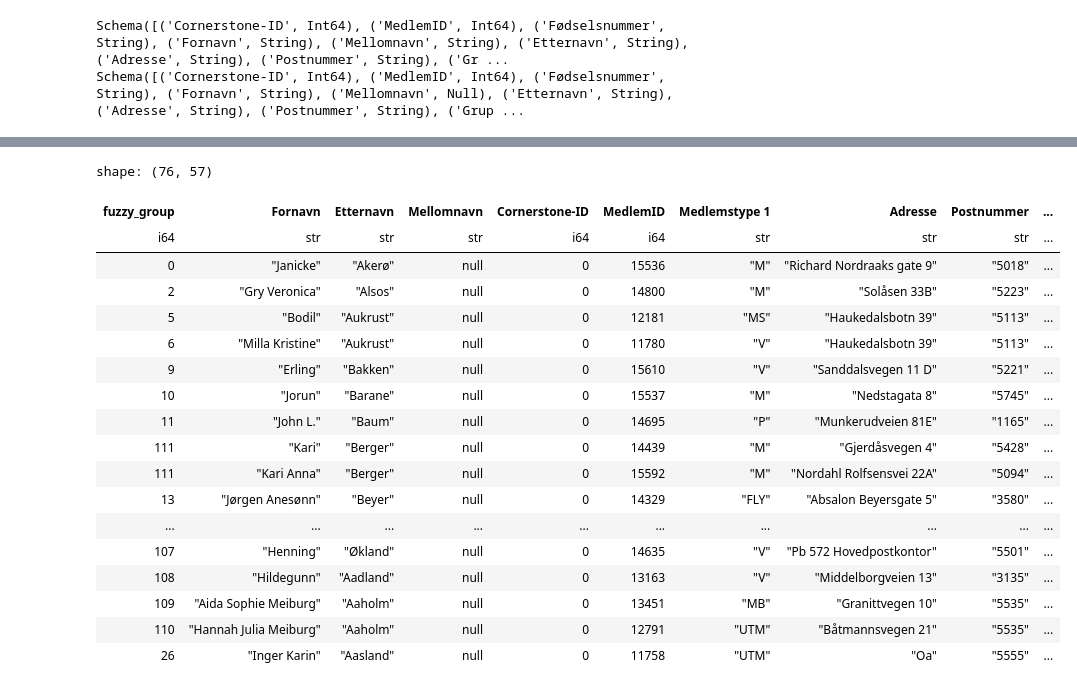
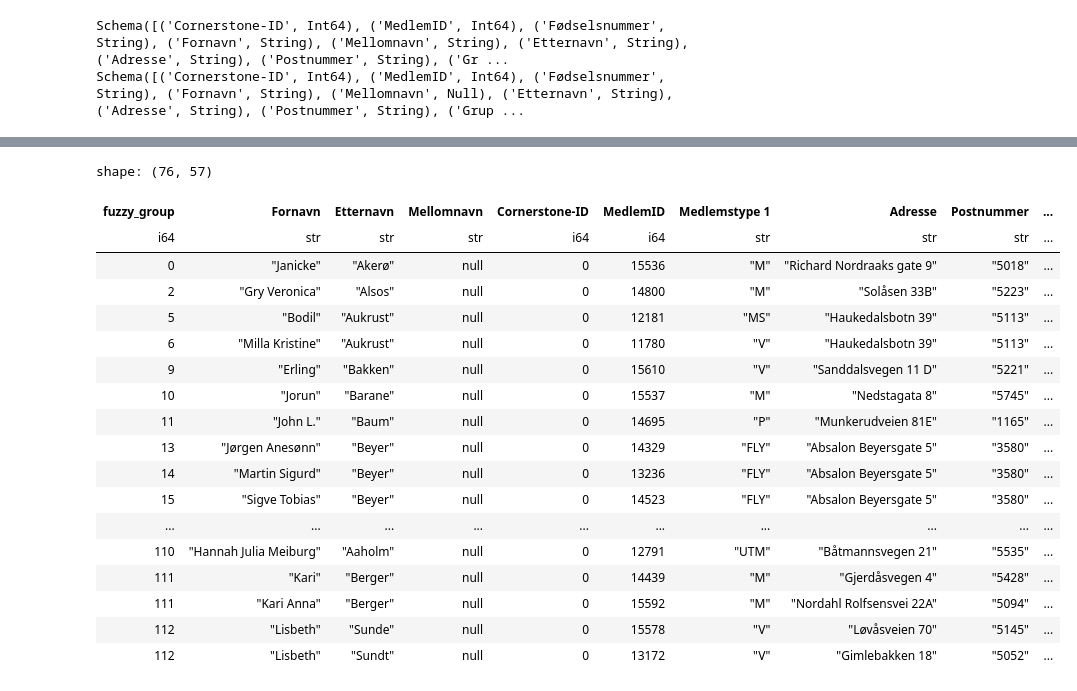
Before and after one commit to craftsmandigital/Bergens-konvertering, a Jupyter notebook: dubletter.ipynb, the cells around one changed output, grey strips where cells are left out. Cells and saved outputs as stored; diff of their text form; code cells hidden in the pictures.

```diff
--- a/dubletter.ipynb
+++ b/dubletter.ipynb
@@ -130,28 +183,28 @@ shape: (9, 1)
 # %%
 df_combined_duplicates_bergen =(
     df_combined_duplicates.join(df_bergen,
                     on="MedlemID",
                     how="inner"
-    )
+    ).sort("fuzzy_group")
 )
 df_combined_duplicates_bergen
 # %% [output]
 shape: (76, 57)
 | fuzzy_group | Fornavn | Etternavn | Mellomnavn | Cornerstone-ID | MedlemID | Medlemstype 1 | Adresse | Postnummer | ... |
 | i64 | str | str | str | i64 | i64 | str | str | str | ... |
 | 0 | "Janicke" | "Akerø" | null | 0 | 15536 | "M" | "Richard Nordraaks gate 9" | "5018" | ... |
 | 2 | "Gry Veronica" | "Alsos" | null | 0 | 14800 | "M" | "Solåsen 33B" | "5223" | ... |
 | 5 | "Bodil" | "Aukrust" | null | 0 | 12181 | "MS" | "Haukedalsbotn 39" | "5113" | ... |
 | 6 | "Milla Kristine" | "Aukrust" | null | 0 | 11780 | "V" | "Haukedalsbotn 39" | "5113" | ... |
 | 9 | "Erling" | "Bakken" | null | 0 | 15610 | "V" | "Sanddalsvegen 11 D" | "5221" | ... |
 | 10 | "Jorun" | "Barane" | null | 0 | 15537 | "M" | "Nedstagata 8" | "5745" | ... |
 | 11 | "John L." | "Baum" | null | 0 | 14695 | "P" | "Munkerudveien 81E" | "1165" | ... |
+| 13 | "Jørgen Anesønn" | "Beyer" | null | 0 | 14329 | "FLY" | "Absalon Beyersgate 5" | "3580" | ... |
+| 14 | "Martin Sigurd" | "Beyer" | null | 0 | 13236 | "FLY" | "Absalon Beyersgate 5" | "3580" | ... |
+| 15 | "Sigve Tobias" | "Beyer" | null | 0 | 14523 | "FLY" | "Absalon Beyersgate 5" | "3580" | ... |
+| ... | ... | ... | ... | ... | ... | ... | ... | ... | ... |
+| 110 | "Hannah Julia Meiburg" | "Aaholm" | null | 0 | 12791 | "UTM" | "Båtmannsvegen 21" | "5535" | ... |
 | 111 | "Kari" | "Berger" | null | 0 | 14439 | "M" | "Gjerdåsvegen 4" | "5428" | ... |
 | 111 | "Kari Anna" | "Berger" | null | 0 | 15592 | "M" | "Nordahl Rolfsensvei 22A" | "5094" | ... |
-| 13 | "Jørgen Anesønn" | "Beyer" | null | 0 | 14329 | "FLY" | "Absalon Beyersgate 5" | "3580" | ... |
-| ... | ... | ... | ... | ... | ... | ... | ... | ... | ... |
-| 107 | "Henning" | "Økland" | null | 0 | 14635 | "V" | "Pb 572 Hovedpostkontor" | "5501" | ... |
-| 108 | "Hildegunn" | "Aadland" | null | 0 | 13163 | "V" | "Middelborgveien 13" | "3135" | ... |
-| 109 | "Aida Sophie Meiburg" | "Aaholm" | null | 0 | 13451 | "MB" | "Granittvegen 10" | "5535" | ... |
-| 110 | "Hannah Julia Meiburg" | "Aaholm" | null | 0 | 12791 | "UTM" | "Båtmannsvegen 21" | "5535" | ... |
-| 26 | "Inger Karin" | "Aasland" | null | 0 | 11758 | "UTM" | "Oa" | "5555" | ... |
+| 112 | "Lisbeth" | "Sunde" | null | 0 | 15578 | "V" | "Løvåsveien 70" | "5145" | ... |
+| 112 | "Lisbeth" | "Sundt" | null | 0 | 13172 | "V" | "Gimlebakken 18" | "5052" | ... |
```
Also changed, not shown: parts of 9 cells of this notebook, 3 other files.
